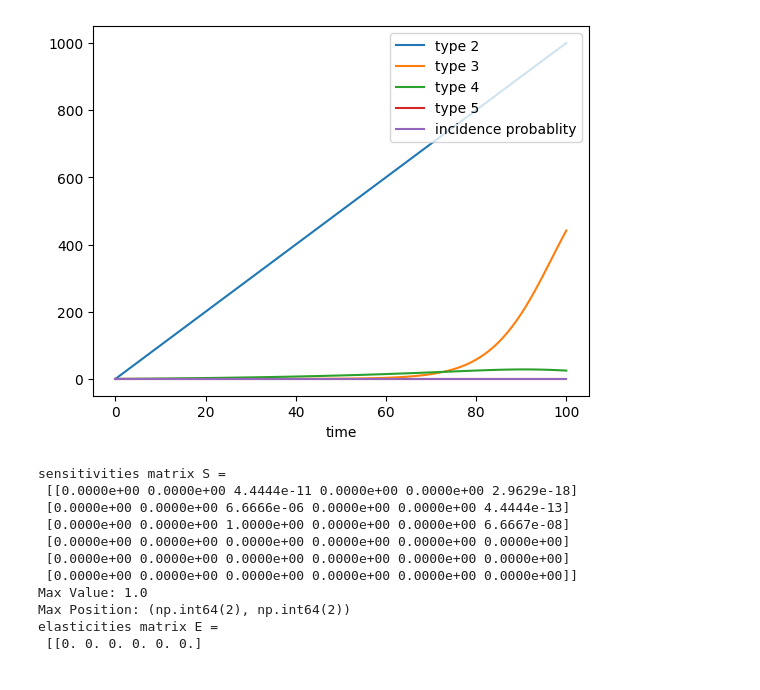
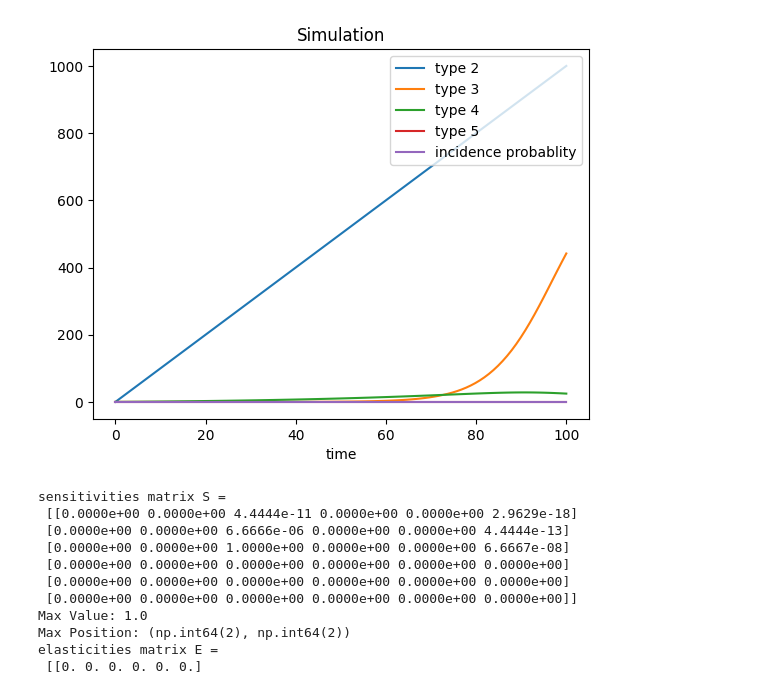
Before and after one commit to ivanygao/UW_AMATH422-522_AspirinColorectalCancer, a Jupyter notebook: sensitivity.ipynb, the cells around one changed output. Saved outputs shown, nothing was run; the diff lists cells and outputs as text; code cells hidden in the pictures.

Commit message:
upload figures

```diff
--- a/sensitivity.ipynb
+++ b/sensitivity.ipynb
@@ -29,27 +29,29 @@ def ode_system(t, y, R12, R14, R23, R25, R36, R45, R56, KA, KR, gamma3, gamma4,
 # %%
 N_crypts = 1e+7
 u = 10e-7
 mu = 10e-9
 gamma3 = 0.2
 gamma4 = 0.077
 gamma5 = 0.077
 delta = 0.05
 KA = 1000
 KR = 600
 sol = solve_ivp(ode_system, [tspan[0], tspan[-1]], y0=[N_crypts, 0, 0, 0, 0, 0], t_eval=tspan, method="RK45",
     args=(2*u, mu, u, mu, mu, 2*u, u, KA, KR, gamma3, gamma4, gamma5, delta))
 
 # plt.plot(sol.t, sol.y[0,:], label='1') # this is too big to plot
 plt.plot(sol.t, sol.y[1,:], label="type 2") # linear growth
 plt.plot(sol.t, sol.y[2,:], label="type 3")
 plt.plot(sol.t, sol.y[3,:], label="type 4")
 plt.plot(sol.t, sol.y[4,:], label="type 5")
 plt.plot(sol.t, sol.y[5,:], label='incidence probablity')
 plt.xlabel('time')
 plt.legend(loc='upper right')
+plt.title("Simulation")
+plt.savefig('figures/Simulation.png')
 plt.show()
 # %% [output]
-[figure, old version]
+[figure, new version]
 # %%
 # Define the symbols used in the matrix
 R12, R14, R23, R25, R36, R45, R56 = symbols('R12 R14 R23 R25 R36 R45 R56')
```
Also changed, not shown: parts of 1 cell of this notebook, 2 other files.
